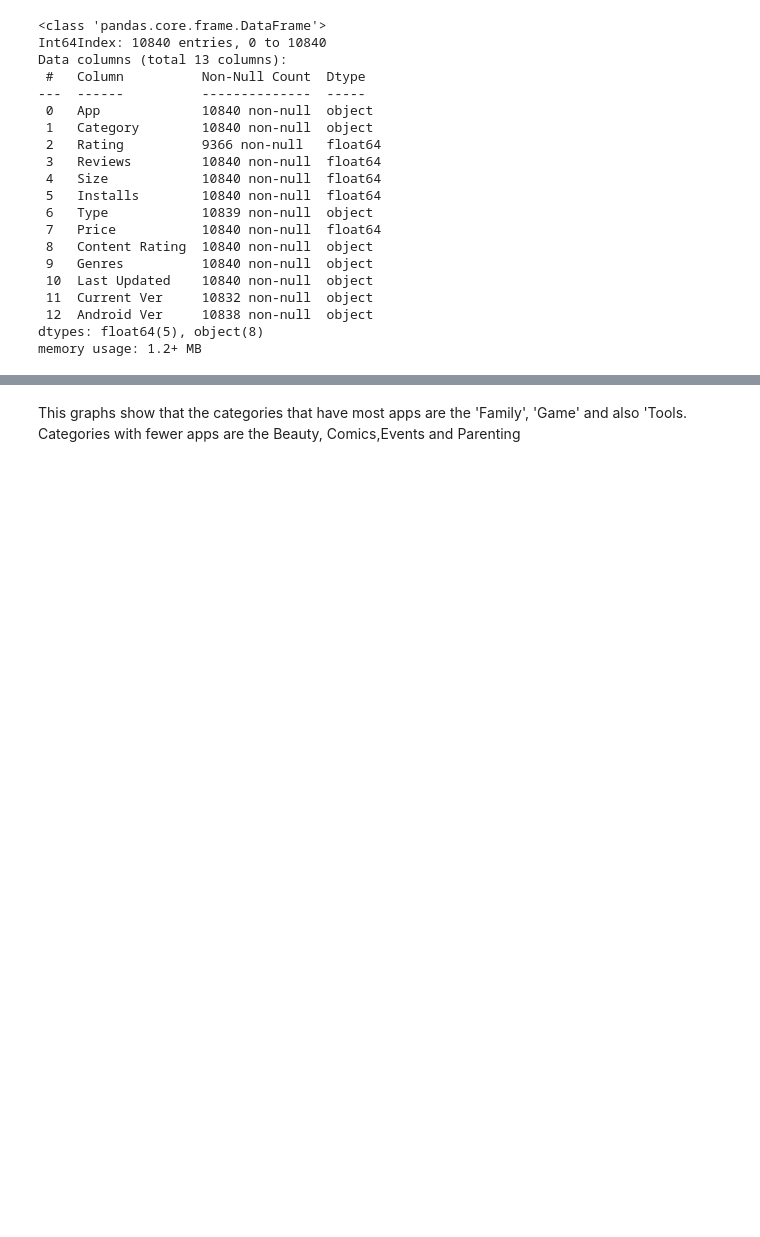
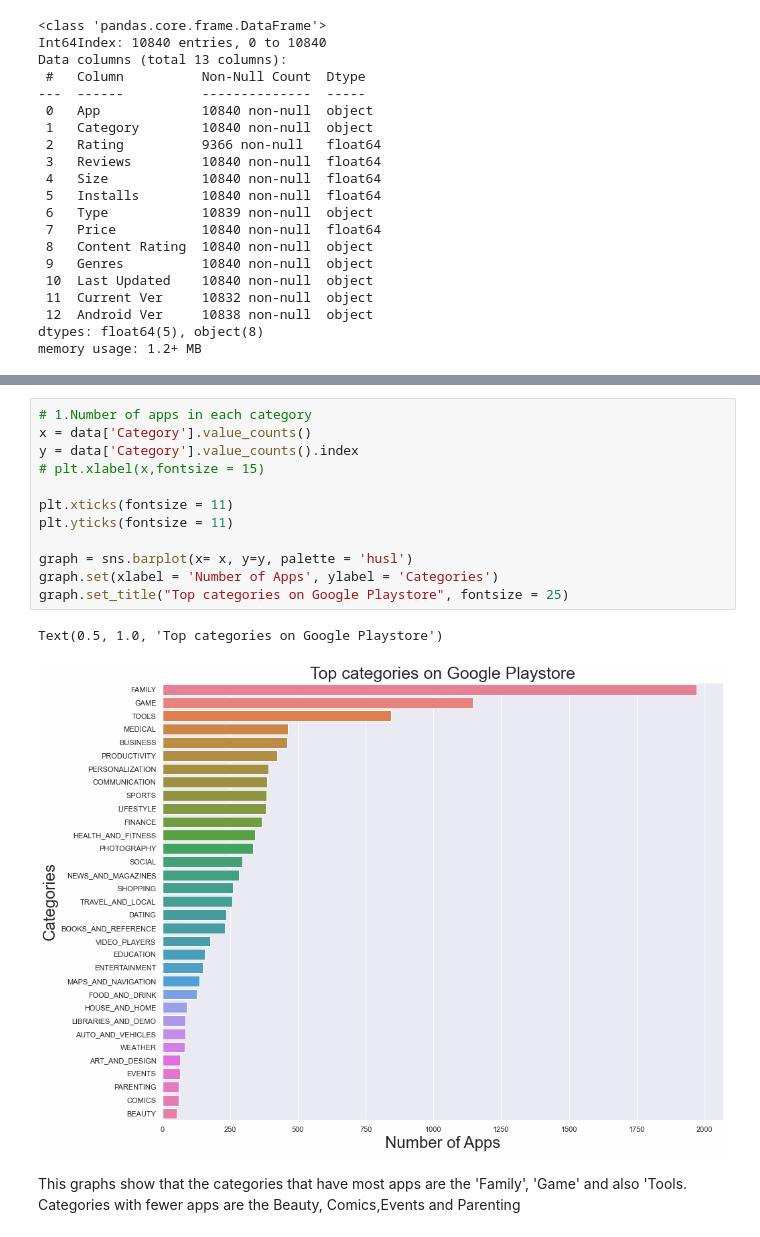
Before and after one commit to Omkar-184/Exploratory_Data_Analysis, a Jupyter notebook: Play_Store_App_Analysis/PlayStoreAnalysis.ipynb, the cells around one changed output, grey strips where cells are left out. Drawn from its saved outputs; the diff is of its cells as text; blank space fills up the shorter version.

```diff
--- a/Play_Store_App_Analysis/PlayStoreAnalysis.ipynb
+++ b/Play_Store_App_Analysis/PlayStoreAnalysis.ipynb
@@ -293,3 +260,18 @@ plt.show()
+# %%
+# 1.Number of apps in each category
+x = data['Category'].value_counts()
+y = data['Category'].value_counts().index
+# plt.xlabel(x,fontsize = 15)
+
+plt.xticks(fontsize = 11)
+plt.yticks(fontsize = 11)
+
+graph = sns.barplot(x= x, y=y, palette = 'husl')
+graph.set(xlabel = 'Number of Apps', ylabel = 'Categories')
+graph.set_title("Top categories on Google Playstore", fontsize = 25)
+# %% [output]
+Text(0.5, 1.0, 'Top categories on Google Playstore')
+[figure, added]
 # %% [markdown]
 This graphs show that the categories that have most apps are the
 'Family', 'Game' and also 'Tools.
```
Also changed, not shown: parts of 38 cells of this notebook.
